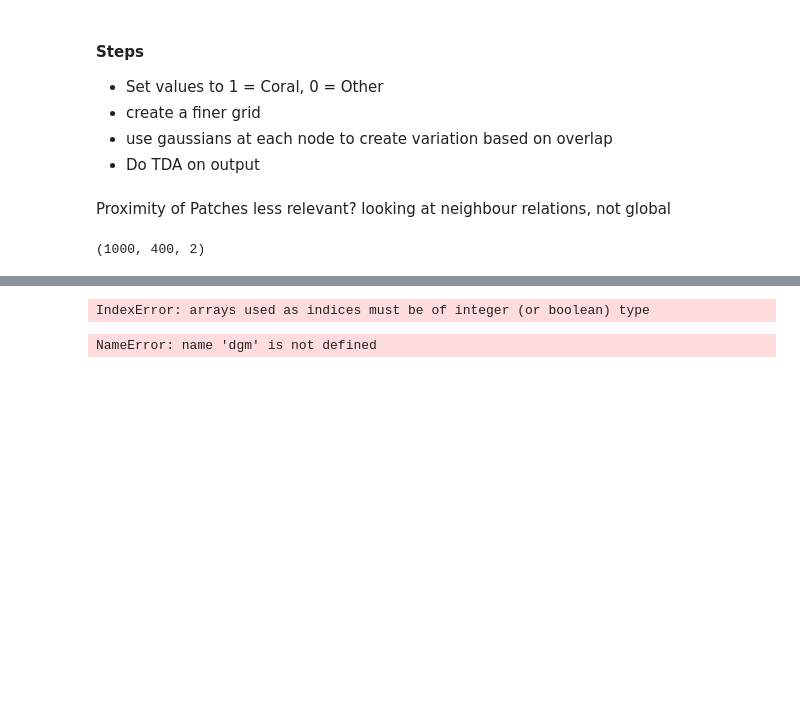
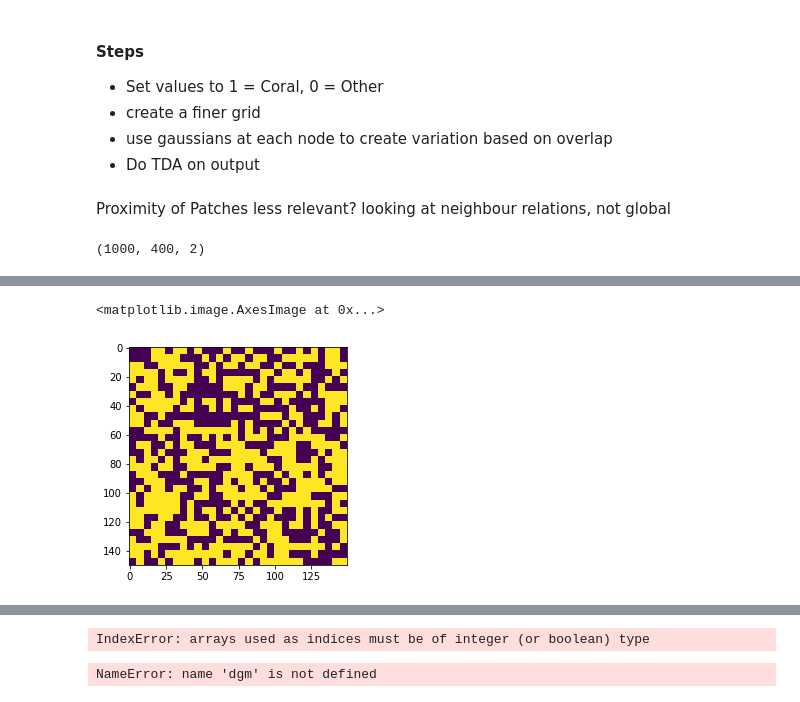
Before and after one commit to rneuhausler/coralModel-analyses, a Jupyter notebook: scripts/coralModelTDA.ipynb, the cells around one changed output, grey strips where cells are left out. Saved outputs shown, nothing was run; the diff lists cells and outputs as text; code cells hidden in the pictures; blank space fills up the shorter version.

```diff
--- a/scripts/coralModelTDA.ipynb
+++ b/scripts/coralModelTDA.ipynb
@@ -195,10 +123,15 @@ def finer(df, rows=10, columns=10, scale=3):
 
 def tda_prep(df, columns, rows, fineness, refined_grid = True):
     df = binaryizer(df)
+    dfi = 1-df
+
     df = shaper(df,rows)
+    dfi = shaper(dfi,rows)
+
     if refined_grid == True:
         df = finer(df, rows, columns, scale = fineness)
-    return(df)
+        dfi = finer(dfi, rows, columns, scale = fineness)
+    return(df, dfi)
 # %%
 #saved = types
 test1 = types[3,:,1]
@@ -247,0 +143,2 @@ initialFinal(data1=df1, data2=df2)
+# %%
+tester, testeri = tda_prep(types[888,:,1], columns, rows, 5, True)
@@ -247,0 +155,5 @@ initialFinal(data1=df1, data2=df2)
+# %%
+plt.imshow(testeri)
+# %% [output]
+<matplotlib.image.AxesImage at 0x...>
+[figure, added]
```
Also changed, not shown: parts of 15 cells of this notebook, 1 other file.
